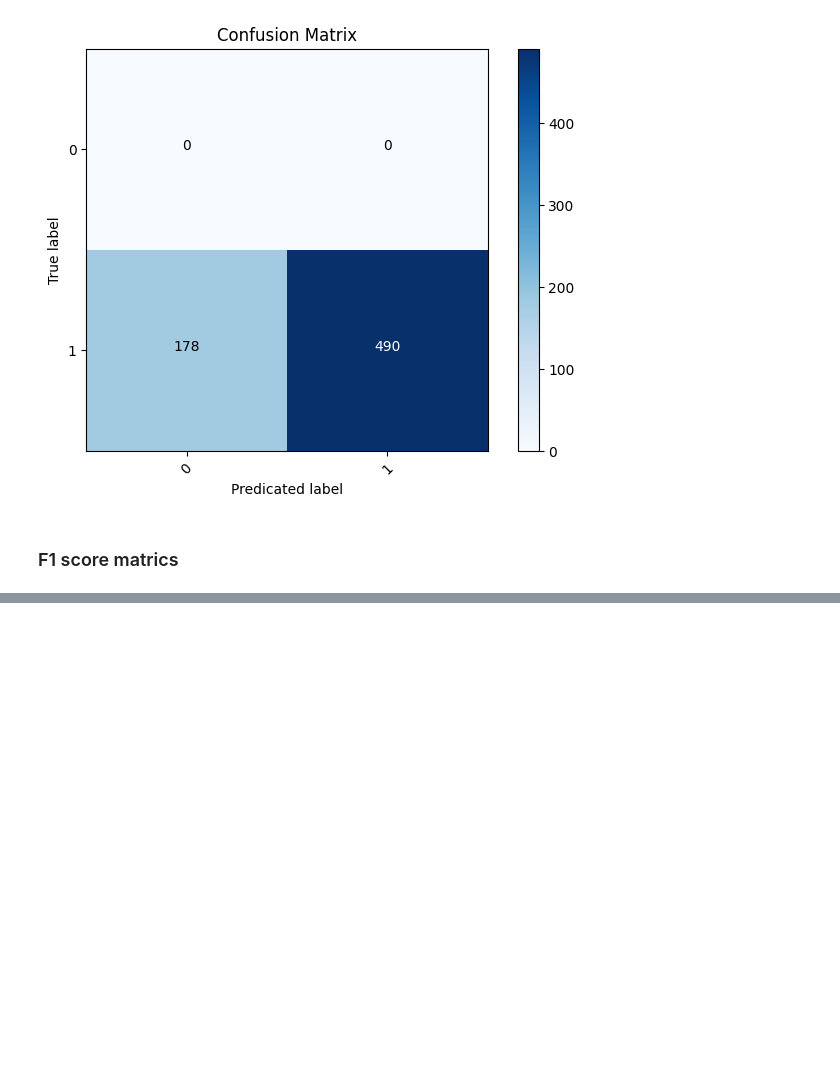
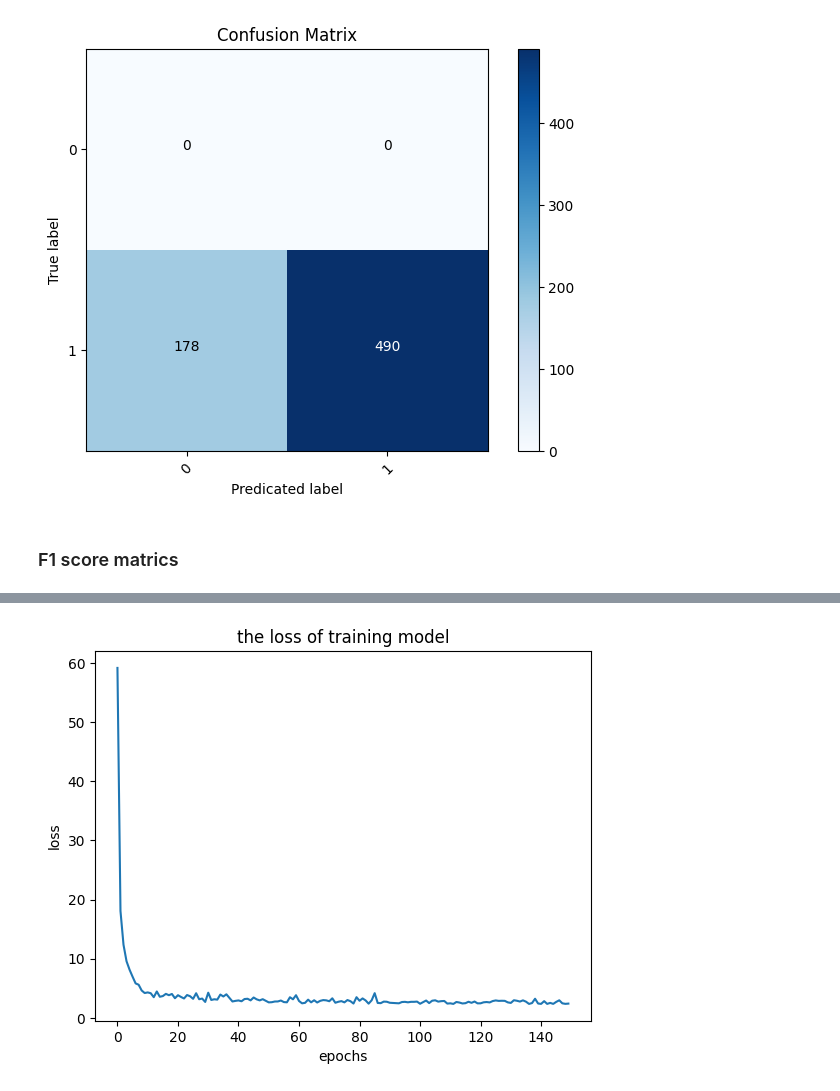
Before and after one commit to pgt7/CA-project, a Jupyter notebook: main.ipynb, the cells around one changed output, grey strips where cells are left out. Saved outputs shown, nothing was run; the diff lists cells and outputs as text; code cells hidden in the pictures; blank space fills up the shorter version.

```diff
--- a/main.ipynb
+++ b/main.ipynb
@@ -382,0 +385,8 @@ def calculate_f1_score(true_positives, false_positives, false_negatives):
+# %%
+model2 = Sequential([
+    Dense(units=16, input_shape=(train_samples.shape[1],), activation='relu'),
+    Dense(units=32, activation='relu'),
+    Dense(units=64, activation='relu'),
+    Dense(units=32, activation='relu'),
+    Dense(units=1, activation='relu')
+])
@@ -382,0 +395,6 @@ def calculate_f1_score(true_positives, false_positives, false_negatives):
+# %%
+model2.compile(
+    optimizer=Adam(learning_rate=0.01),
+    loss='mean_absolute_error',
+    metrics=['mean_absolute_error']
+)
@@ -382,0 +403,2 @@ def calculate_f1_score(true_positives, false_positives, false_negatives):
+# %%
+history = model2.fit(x=scaled_train_samples, y=train_labels, validation_split=0.2, batch_size=64, epochs=150, shuffle=True, verbose=1)
@@ -382,0 +423,8 @@ def calculate_f1_score(true_positives, false_positives, false_negatives):
+# %%
+plt.plot(history.history['loss'])
+plt.title('the loss of training model')
+plt.xlabel('epochs')
+plt.ylabel('loss')
+plt.show()
+# %% [output]
+[figure, added]
```
Also changed, not shown: parts of 12 cells of this notebook.
